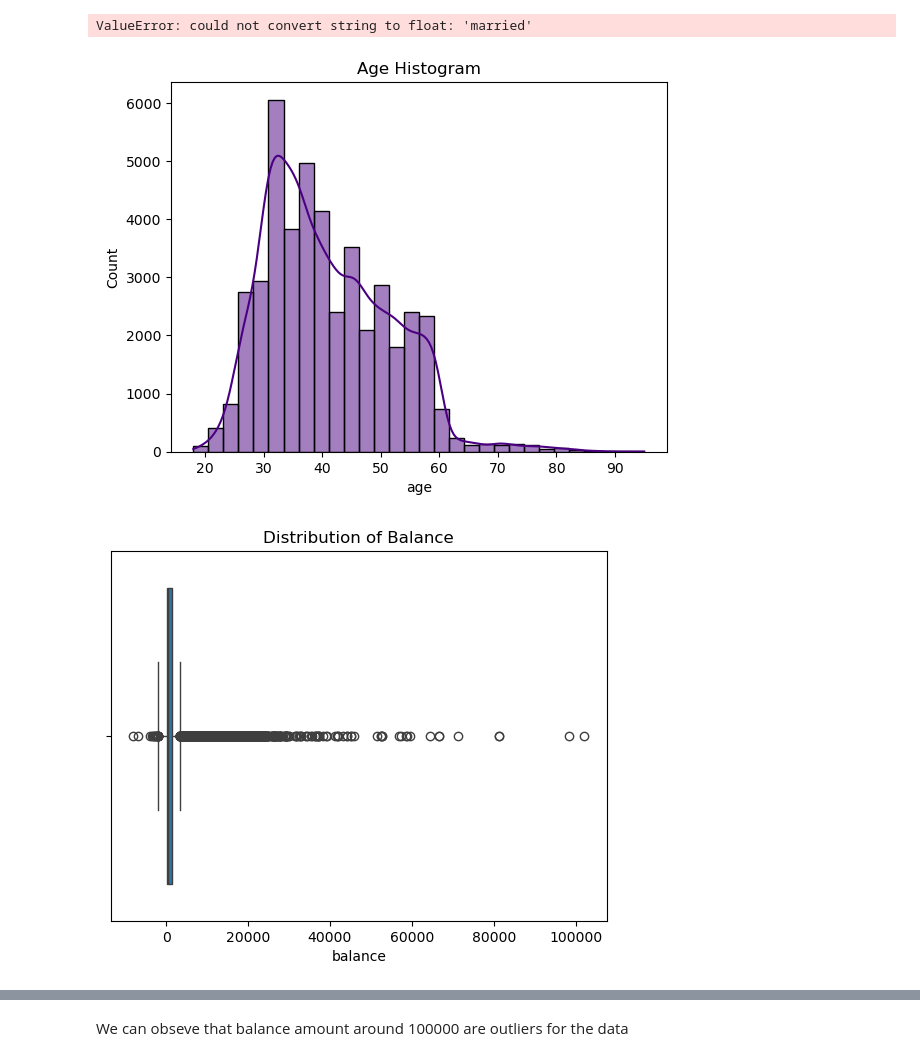
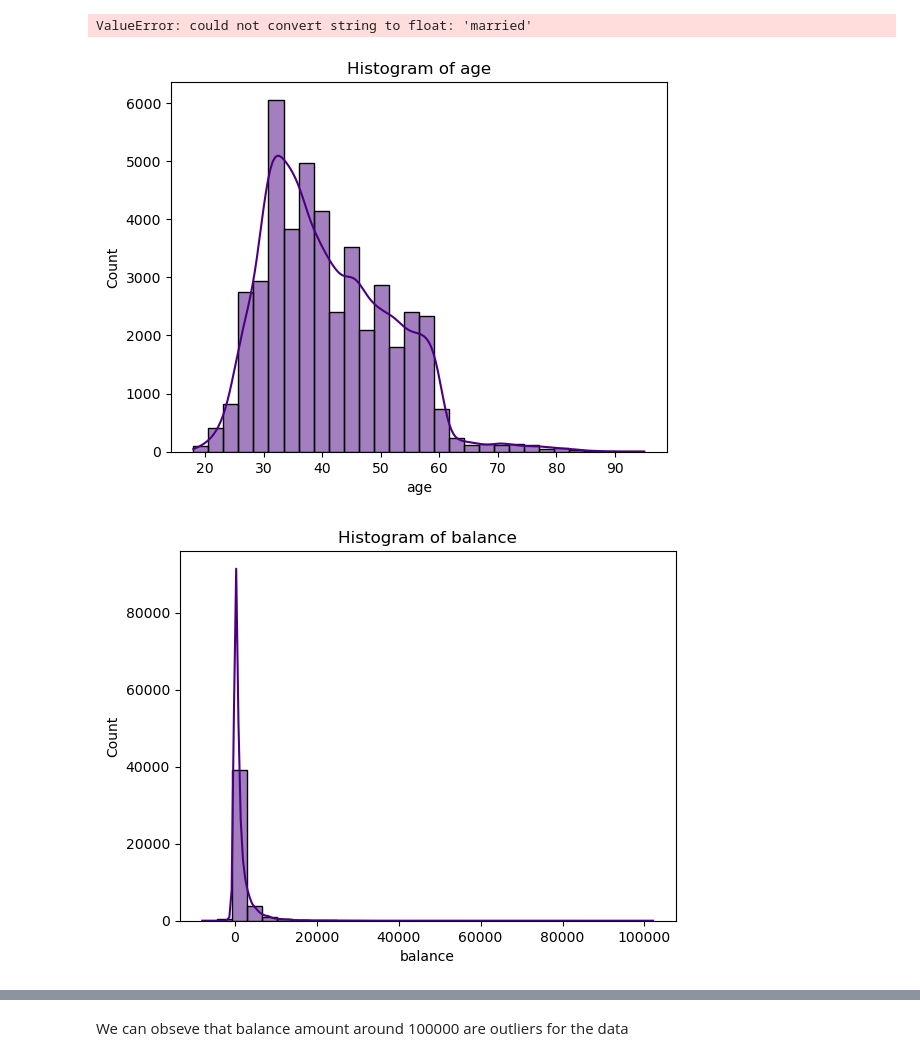
Before and after one commit to amirfarimani/DSI_Team_Project_Bank_Marketing, a Jupyter notebook: experiments/data_processing.ipynb, the cells around one changed output, grey strips where cells are left out. Saved outputs shown, nothing was run; the diff lists cells and outputs as text; code cells hidden in the pictures.

```diff
--- a/experiments/data_processing.ipynb
+++ b/experiments/data_processing.ipynb
@@ -299,10 +299,11 @@ print(f"Poutcome - Chi-square p-value: {poutcome_p}")
 Contact - Chi-square p-value: 1.251738325340638e-225
 Poutcome - Chi-square p-value: 0.0
 # %%
-contact_p
+check= [contact_p, poutcome_p]
 
-if contact_p >= 0.05:
-    print("there is no association")
-else:
-    print("there is significant association")
+for col in check:
+    if col >= 0.05:
+        print("there is no association with", col)
+    else:
+        print("there is significant association with ", col)
 # %% [output]
@@ -427,8 +407,8 @@ plt.show()
 [figure]
 # %%
 # Correlation heatmap for all columns
-#numerical_columns = ['age', 'balance', 'duration', 'campaign', 'pdays', 'previous']
-col=['contact']
+numerical_columns = ['age', 'balance', 'duration', 'campaign', 'pdays', 'previous']
+col=['contact', 'poutcome']
 sns.heatmap(df_cleaned.corr(), annot=True, cmap='coolwarm')
 plt.show()
 # %% [output]
@@ -436,21 +416,15 @@ ValueError: could not convert string to float: 'married'
 # %%
 # Visualize distributions (e.g., histograms or boxplots)
 import seaborn as sns
 import matplotlib.pyplot as plt
 
 # Histogram for age
-sns.histplot(df_cleaned['age'],kde=True, bins=30, color='indigo')
-plt.title("Age Histogram")
-plt.xlabel=('Age')
-plt.ylabel = ('Count')
-plt.show()
-
-#  Boxplot for 'balance'. Helps to identify the outliers or skewed distribution
-sns.boxplot(x=df_cleaned['balance'])
-plt.title("Distribution of Balance")
-plt.xlabel='Balance'
-plt.ylabel = 'Count'
-plt.show()
+for col in numerical_columns:
+    sns.histplot(df_cleaned[col],kde=True, bins=30, color='indigo')
+    plt.title(f"Histogram of {col}")
+    plt.xlabel=(col)
+    plt.ylabel = ('Frequency')
+    plt.show()
 # %% [output]
-[figure, old version]
+[figure, new version]
-[figure, old version]
+[figure, new version]
```
Also changed, not shown: parts of 30 cells of this notebook.
